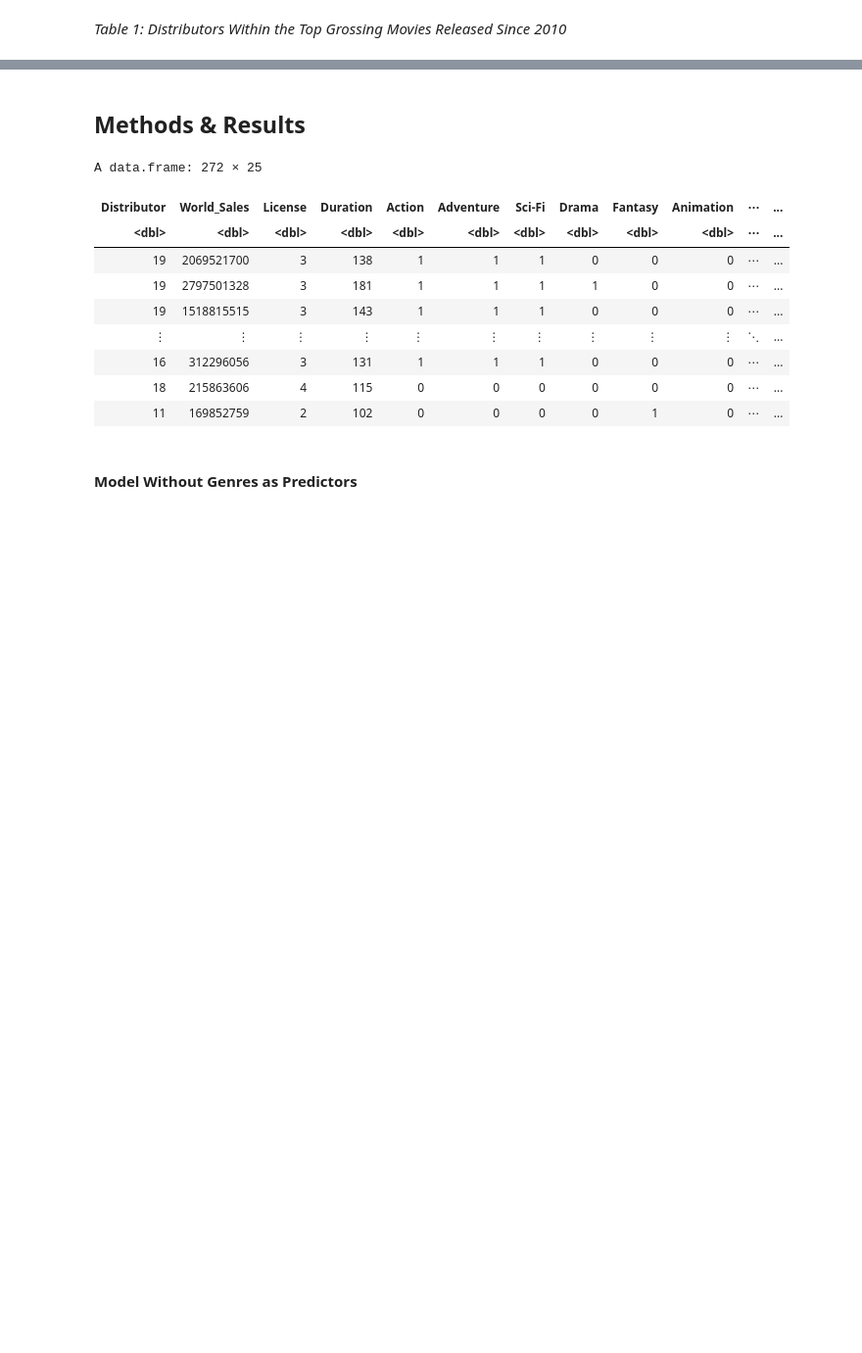
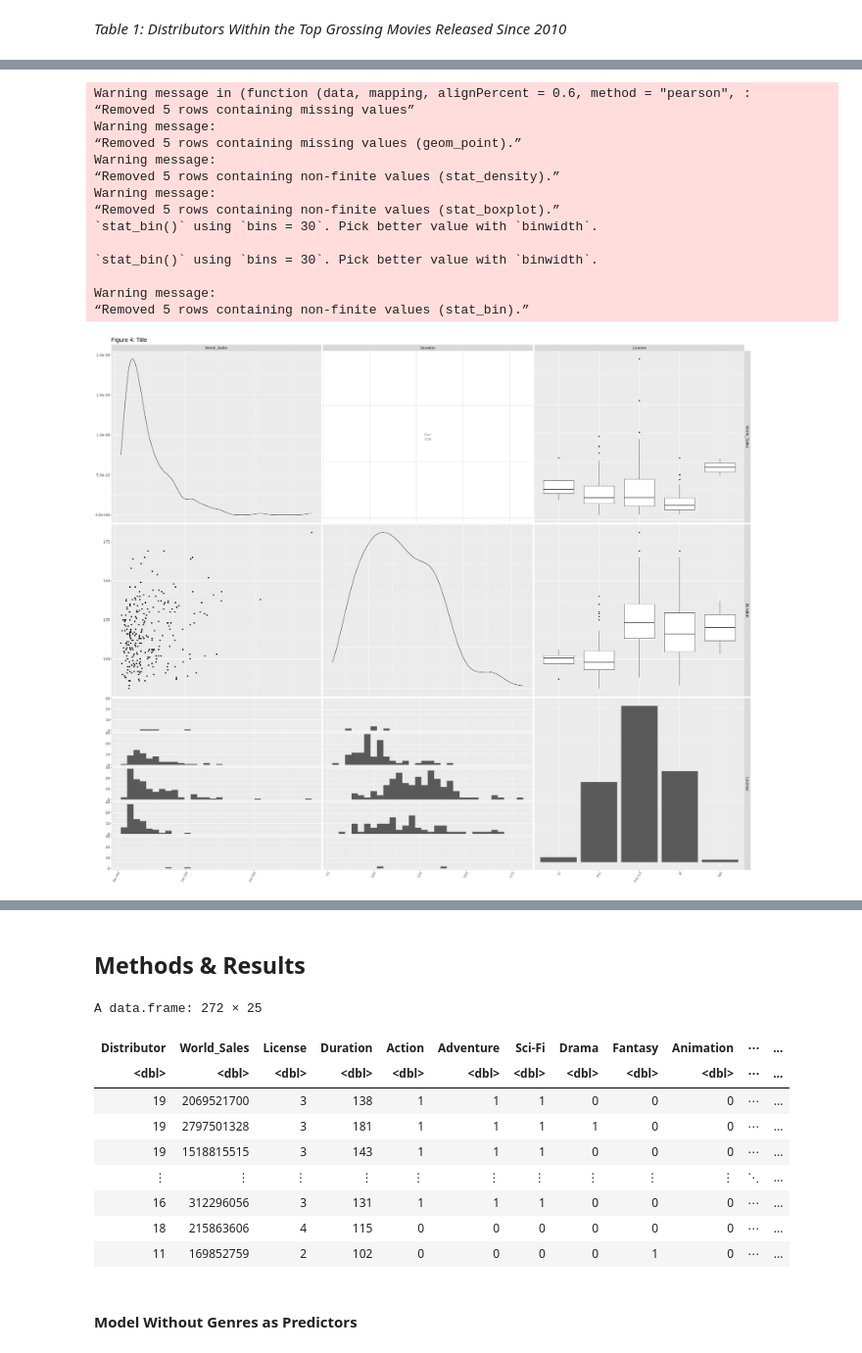
Before and after one commit to starsurfer87/DSCI100-Group-Project, a Jupyter notebook: thedreadedassignment.ipynb, the cells around one changed output, grey strips where cells are left out. Shown at 98% size. Drawn from its saved outputs; the diff is of its cells as text; code cells hidden in the pictures; blank space fills up the shorter version.

```diff
--- a/thedreadedassignment.ipynb
+++ b/thedreadedassignment.ipynb
@@ -311,0 +308,26 @@ movies_boxplot
+# %%
+# plot the relationship between World Sales, Duration, and License
+options(repr.plot.width = 30, repr.plot.height = 25)
+
+movies_train %>%
+    select(World_Sales, Duration, License) %>%
+    ggpairs(cardinality_threshold = NULL) +
+    theme(text = element_text(size = 16),
+          axis.text.x = element_text(angle = 60, hjust = 1)) +
+    ggtitle("Figure 4: Title")
+# %% [output]
+Warning message in (function (data, mapping, alignPercent = 0.6, method = "pearson", :
+“Removed 5 rows containing missing values”
+Warning message:
+“Removed 5 rows containing missing values (geom_point).”
+Warning message:
+“Removed 5 rows containing non-finite values (stat_density).”
+Warning message:
+“Removed 5 rows containing non-finite values (stat_boxplot).”
+`stat_bin()` using `bins = 30`. Pick better value with `binwidth`.
+
+`stat_bin()` using `bins = 30`. Pick better value with `binwidth`.
+
+Warning message:
+“Removed 5 rows containing non-finite values (stat_bin).”
+[figure, added]
```
Also changed, not shown: parts of 8 cells of this notebook.
